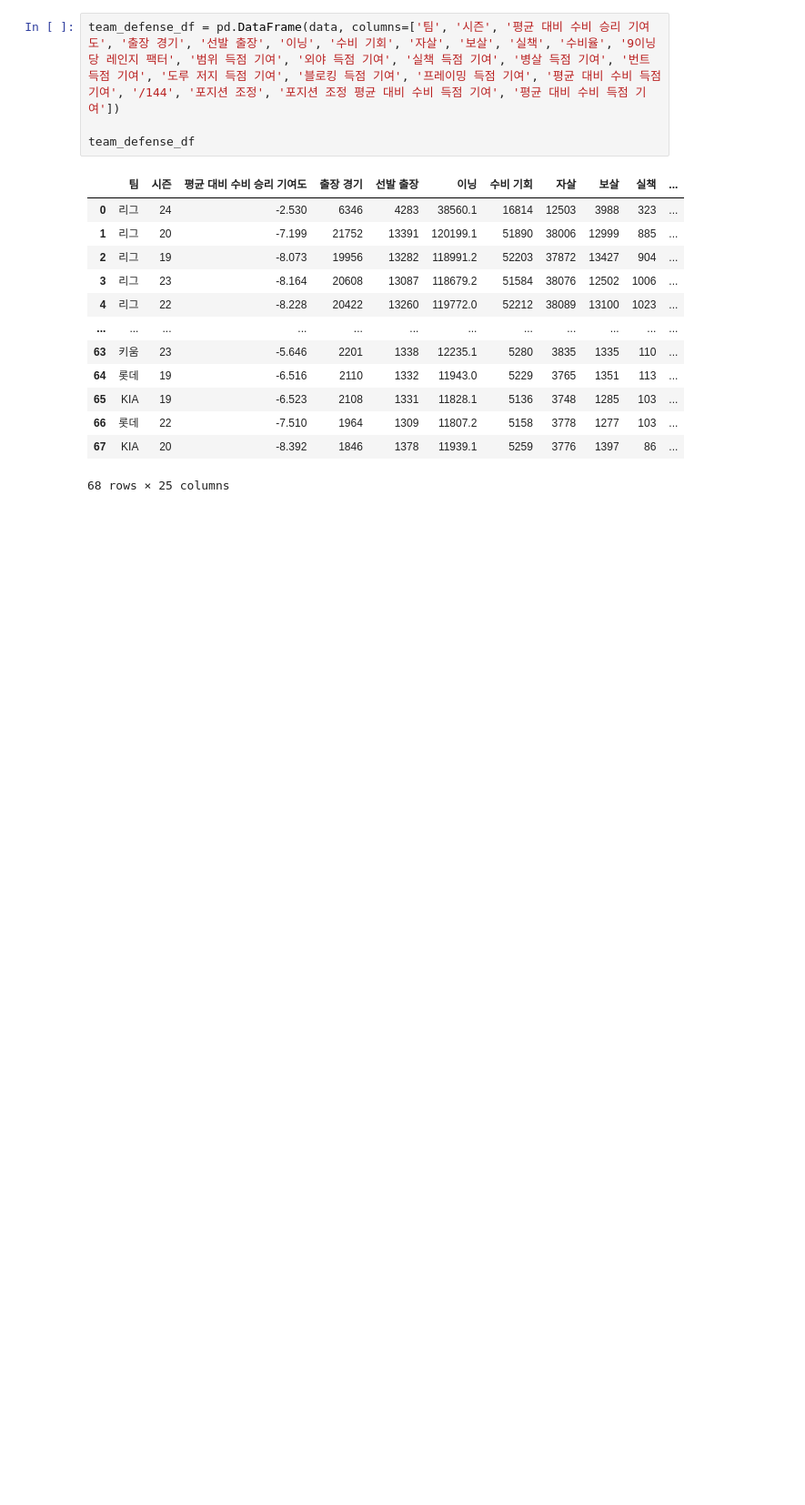
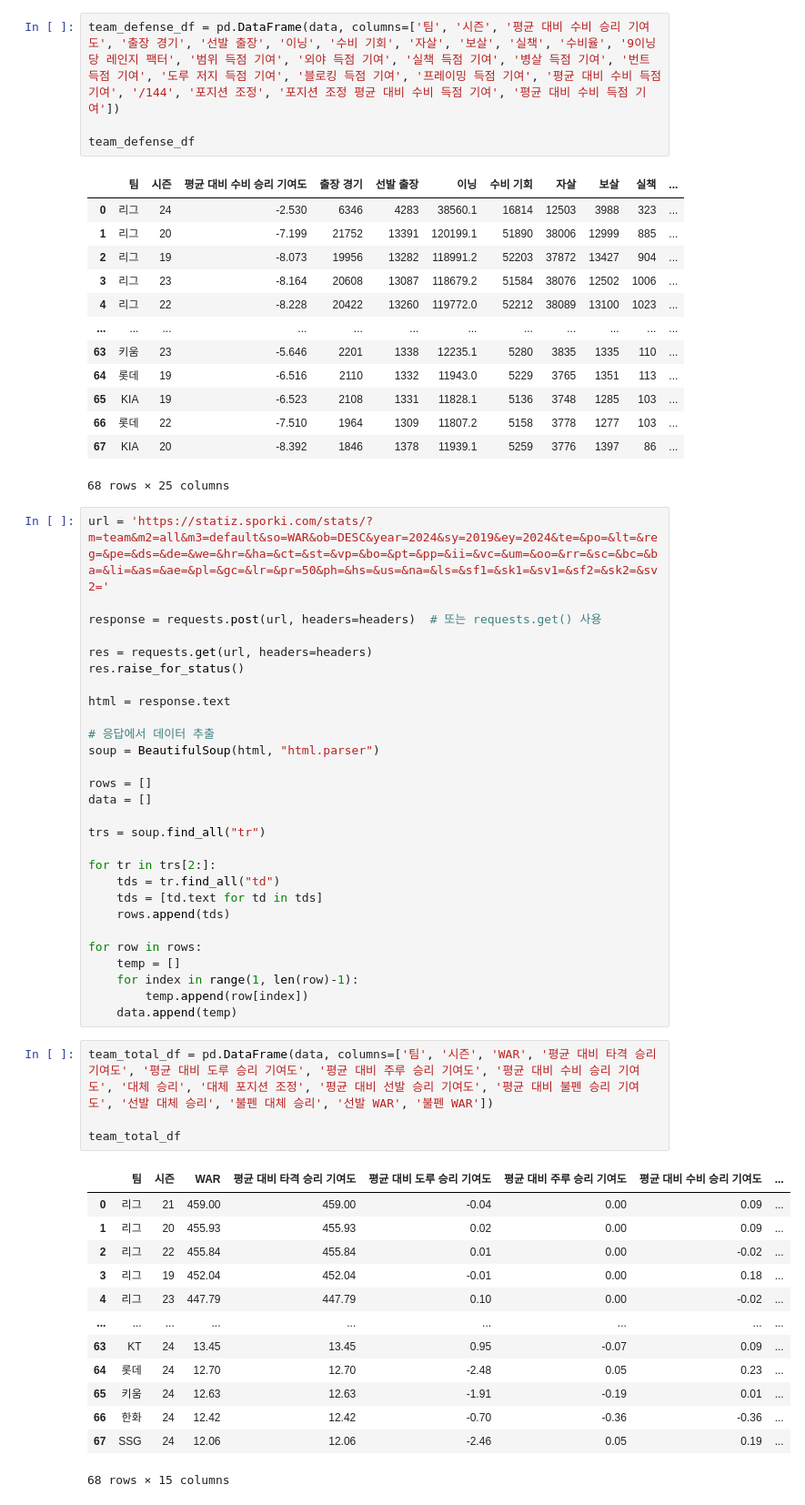
Before and after one commit to SimpleCorini/Baseball-Analytics-Tool, a Jupyter notebook: AI/Data_crawling/team_stats.ipynb, the cells around one changed output. Shown at 91% size. Cells and saved outputs as stored; diff of their text form; blank space fills up the shorter version.

Commit message:
Create team total stats df

```diff
--- a/AI/Data_crawling/team_stats.ipynb
+++ b/AI/Data_crawling/team_stats.ipynb
@@ -152,3 +152,49 @@ team_defense_df
 | 66 | 롯데 | 22 | -7.510 | 1964 | 1309 | 11807.2 | 5158 | 3778 | 1277 | 103 | ... |
 | 67 | KIA | 20 | -8.392 | 1846 | 1378 | 11939.1 | 5259 | 3776 | 1397 | 86 | ... |
 68 rows × 25 columns
+# %%
+url = 'https://statiz.sporki.com/stats/?m=team&m2=all&m3=default&so=WAR&ob=DESC&year=2024&sy=2019&ey=2024&te=&po=&lt=&reg=&pe=&ds=&de=&we=&hr=&ha=&ct=&st=&vp=&bo=&pt=&pp=&ii=&vc=&um=&oo=&rr=&sc=&bc=&ba=&li=&as=&ae=&pl=&gc=&lr=&pr=50&ph=&hs=&us=&na=&ls=&sf1=&sk1=&sv1=&sf2=&sk2=&sv2='
+
+response = requests.post(url, headers=headers)  # 또는 requests.get() 사용
+
+res = requests.get(url, headers=headers)
+res.raise_for_status()
+
+html = response.text
+
+# 응답에서 데이터 추출
+soup = BeautifulSoup(html, "html.parser")
+
+rows = []
+data = []
+
+trs = soup.find_all("tr")
+
+for tr in trs[2:]:
+    tds = tr.find_all("td")
+    tds = [td.text for td in tds]
+    rows.append(tds)
+
+for row in rows:
+    temp = []
+    for index in range(1, len(row)-1):
+        temp.append(row[index])
+    data.append(temp)
+# %%
+team_total_df = pd.DataFrame(data, columns=['팀', '시즌', 'WAR', '평균 대비 타격 승리 기여도', '평균 대비 도루 승리 기여도', '평균 대비 주루 승리 기여도', '평균 대비 수비 승리 기여도', '대체 승리', '대체 포지션 조정', '평균 대비 선발 승리 기여도', '평균 대비 불펜 승리 기여도', '선발 대체 승리', '불펜 대체 승리', '선발 WAR', '불펜 WAR'])
+
+team_total_df
+# %% [output]
+|  | 팀 | 시즌 | WAR | 평균 대비 타격 승리 기여도 | 평균 대비 도루 승리 기여도 | 평균 대비 주루 승리 기여도 | 평균 대비 수비 승리 기여도 | ... |
+| 0 | 리그 | 21 | 459.00 | 459.00 | -0.04 | 0.00 | 0.09 | ... |
+| 1 | 리그 | 20 | 455.93 | 455.93 | 0.02 | 0.00 | 0.09 | ... |
+| 2 | 리그 | 22 | 455.84 | 455.84 | 0.01 | 0.00 | -0.02 | ... |
+| 3 | 리그 | 19 | 452.04 | 452.04 | -0.01 | 0.00 | 0.18 | ... |
+| 4 | 리그 | 23 | 447.79 | 447.79 | 0.10 | 0.00 | -0.02 | ... |
+| ... | ... | ... | ... | ... | ... | ... | ... | ... |
+| 63 | KT | 24 | 13.45 | 13.45 | 0.95 | -0.07 | 0.09 | ... |
+| 64 | 롯데 | 24 | 12.70 | 12.70 | -2.48 | 0.05 | 0.23 | ... |
+| 65 | 키움 | 24 | 12.63 | 12.63 | -1.91 | -0.19 | 0.01 | ... |
+| 66 | 한화 | 24 | 12.42 | 12.42 | -0.70 | -0.36 | -0.36 | ... |
+| 67 | SSG | 24 | 12.06 | 12.06 | -2.46 | 0.05 | 0.19 | ... |
+68 rows × 15 columns
```
